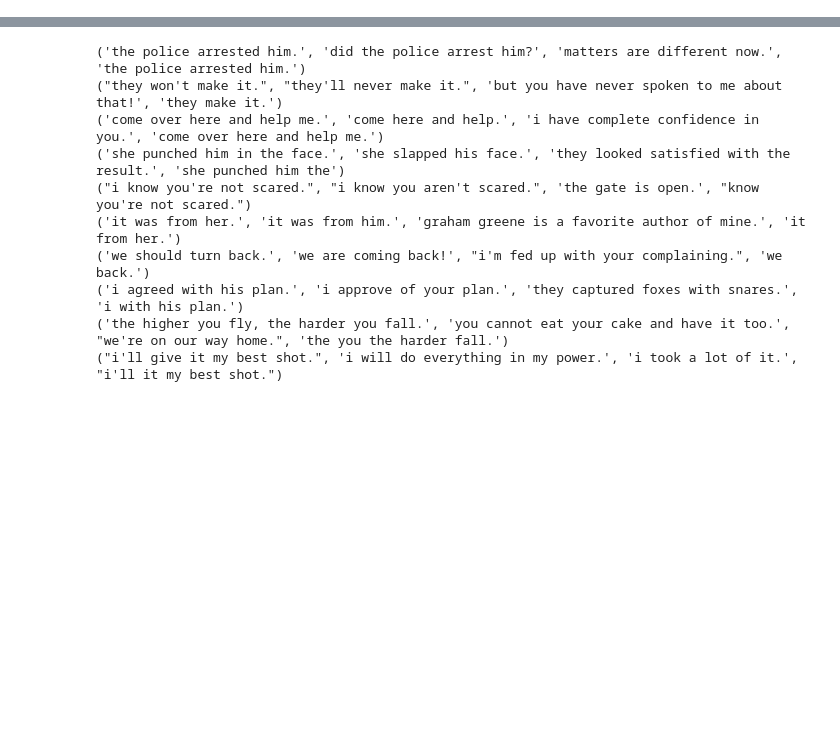
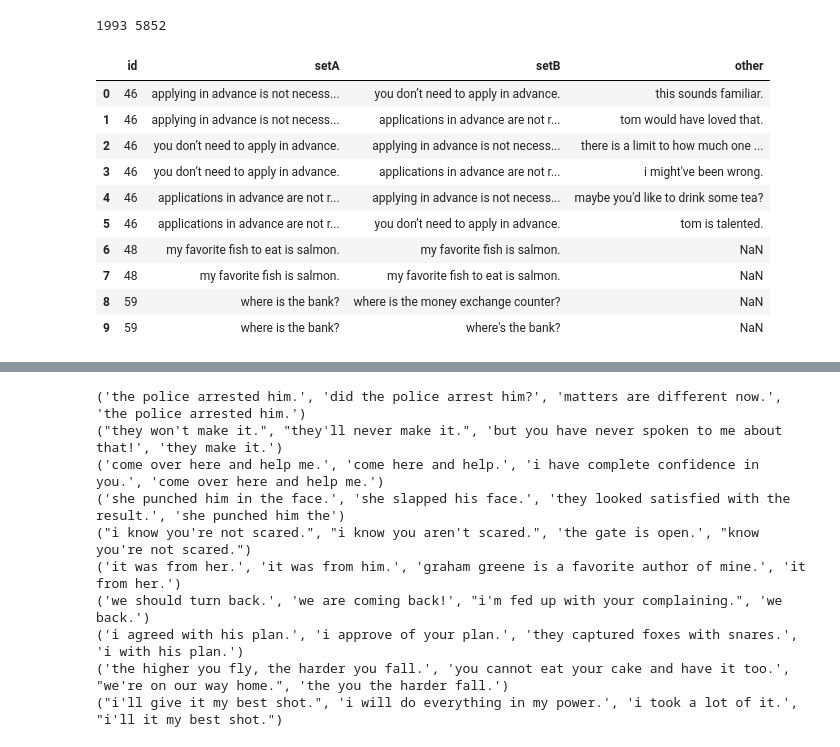
Before and after one commit to jadermcs/porteguese-paraphrasing, a Jupyter notebook: eval_data.ipynb, the cells around one changed output, grey strips where cells are left out. Saved outputs shown, nothing was run; the diff lists cells and outputs as text; code cells hidden in the pictures; blank space fills up the shorter version.

```diff
--- a/eval_data.ipynb
+++ b/eval_data.ipynb
@@ -31,6 +36,28 @@ def match_pairs(df, index):
 # %%
 train_df = match_pairs(df, train_indexes)
 valid_df = match_pairs(df, valid_indexes)
+# %%
+for x,y in train_df.id.value_counts().items():
+    print(x,y)
+    break
+# %% [output]
+1993 5852
+# %%
+train_df.loc[train_df.id == 46, "other"] = train_df[train_df.id != 46]["setB"].sample(6).values
+train_df.head(10)
+#train_df[train_df.id != 46]
+# %% [output]
+|  | id | setA | setB | other |
+| 0 | 46 | applying in advance is not necess... | you don’t need to apply in advance. | this sounds familiar. |
+| 1 | 46 | applying in advance is not necess... | applications in advance are not r... | tom would have loved that. |
+| 2 | 46 | you don’t need to apply in advance. | applying in advance is not necess... | there is a limit to how much one ... |
+| 3 | 46 | you don’t need to apply in advance. | applications in advance are not r... | i might've been wrong. |
+| 4 | 46 | applications in advance are not r... | applying in advance is not necess... | maybe you'd like to drink some tea? |
+| 5 | 46 | applications in advance are not r... | you don’t need to apply in advance. | tom is talented. |
+| 6 | 48 | my favorite fish to eat is salmon. | my favorite fish is salmon. | NaN |
+| 7 | 48 | my favorite fish is salmon. | my favorite fish to eat is salmon. | NaN |
+| 8 | 59 | where is the bank? | where is the money exchange counter? | NaN |
+| 9 | 59 | where is the bank? | where's the bank? | NaN |
 # %%
 def get_other(df):
     df["other"] = None
```
Also changed, not shown: parts of 3 cells of this notebook, 1 other file.
